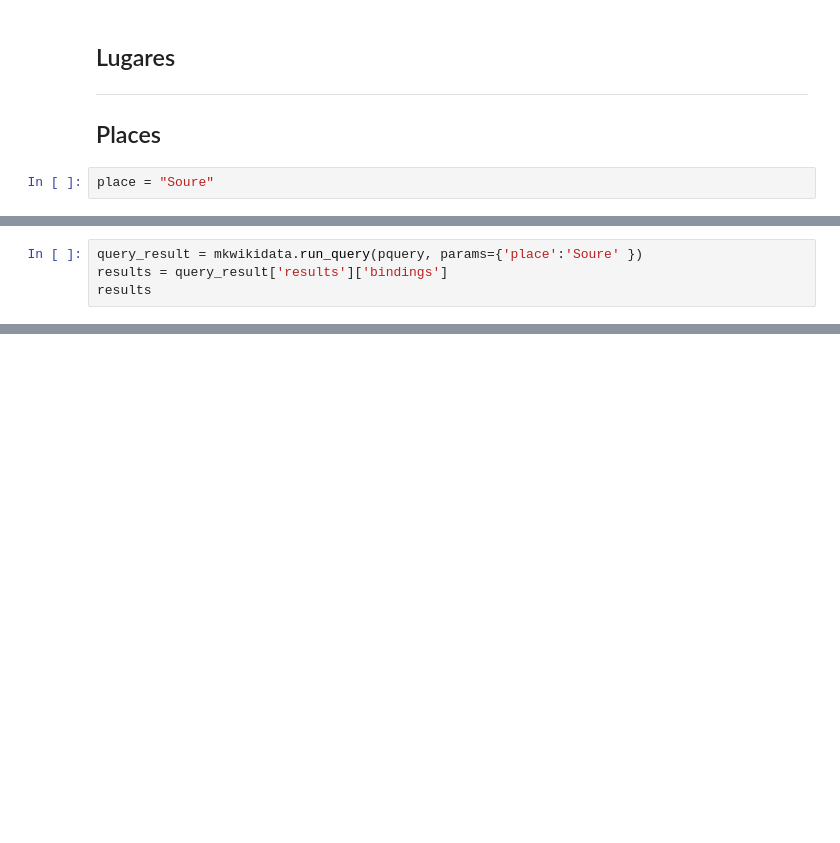
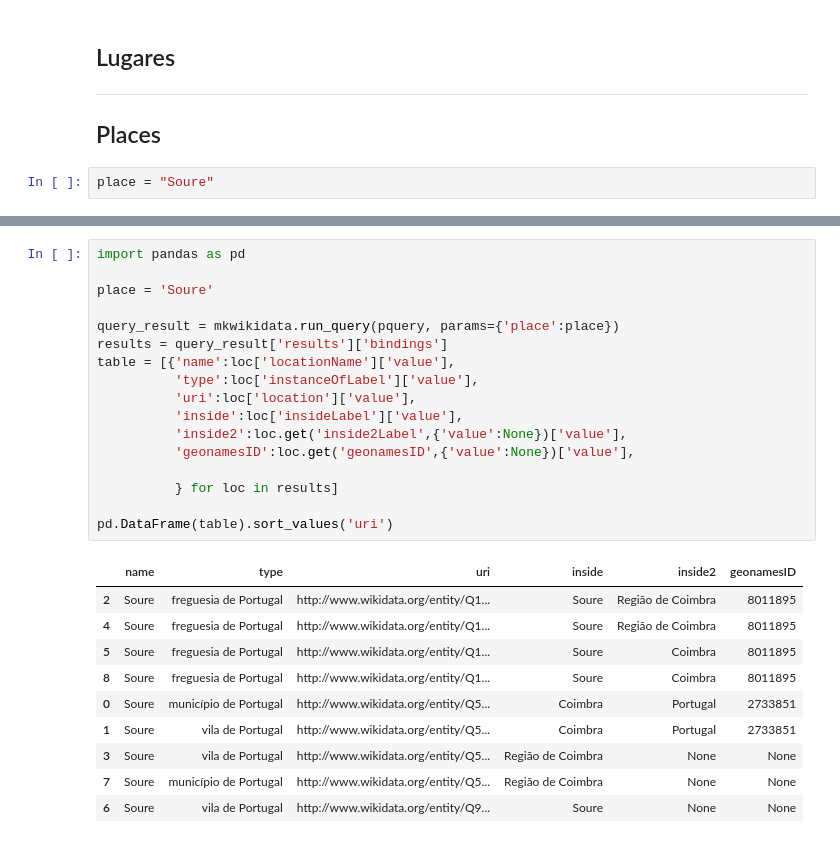
Before and after one commit to joaquimrcarvalho/fauc1537-1919, a Jupyter notebook: notebooks/995-linked_data_sandbox.ipynb, the cells around one changed output, grey strips where cells are left out. Cells and saved outputs as stored; diff of their text form; blank space fills up the shorter version.

Commit message:
Add matching of place names

```diff
--- a/notebooks/995-linked_data_sandbox.ipynb
+++ b/notebooks/995-linked_data_sandbox.ipynb
@@ -372,5 +373 @@ SELECT DISTINCT ?location ?locationName ?instanceOf ?instanceOfLabel ?coordinate
 """
-# %%
-query_result = mkwikidata.run_query(pquery, params={'place':'Soure' })
-results = query_result['results']['bindings']
-results
@@ -402,0 +380,28 @@ results
+# %%
+import pandas as pd
+
+place = 'Soure'
+
+query_result = mkwikidata.run_query(pquery, params={'place':place})
+results = query_result['results']['bindings']
+table = [{'name':loc['locationName']['value'],
+          'type':loc['instanceOfLabel']['value'],
+          'uri':loc['location']['value'],
+          'inside':loc['insideLabel']['value'],
+          'inside2':loc.get('inside2Label',{'value':None})['value'],
+          'geonamesID':loc.get('geonamesID',{'value':None})['value'],
+
+          } for loc in results]
+
+pd.DataFrame(table).sort_values('uri')
+# %% [output]
+|  | name | type | uri | inside | inside2 | geonamesID |
+| 2 | Soure | freguesia de Portugal | http://www.wikidata.org/entity/Q1... | Soure | Região de Coimbra | 8011895 |
+| 4 | Soure | freguesia de Portugal | http://www.wikidata.org/entity/Q1... | Soure | Região de Coimbra | 8011895 |
+| 5 | Soure | freguesia de Portugal | http://www.wikidata.org/entity/Q1... | Soure | Coimbra | 8011895 |
+| 8 | Soure | freguesia de Portugal | http://www.wikidata.org/entity/Q1... | Soure | Coimbra | 8011895 |
+| 0 | Soure | município de Portugal | http://www.wikidata.org/entity/Q5... | Coimbra | Portugal | 2733851 |
+| 1 | Soure | vila de Portugal | http://www.wikidata.org/entity/Q5... | Coimbra | Portugal | 2733851 |
+| 3 | Soure | vila de Portugal | http://www.wikidata.org/entity/Q5... | Região de Coimbra | None | None |
+| 7 | Soure | município de Portugal | http://www.wikidata.org/entity/Q5... | Região de Coimbra | None | None |
+| 6 | Soure | vila de Portugal | http://www.wikidata.org/entity/Q9... | Soure | None | None |
```
Also changed, not shown: parts of 7 cells of this notebook.
